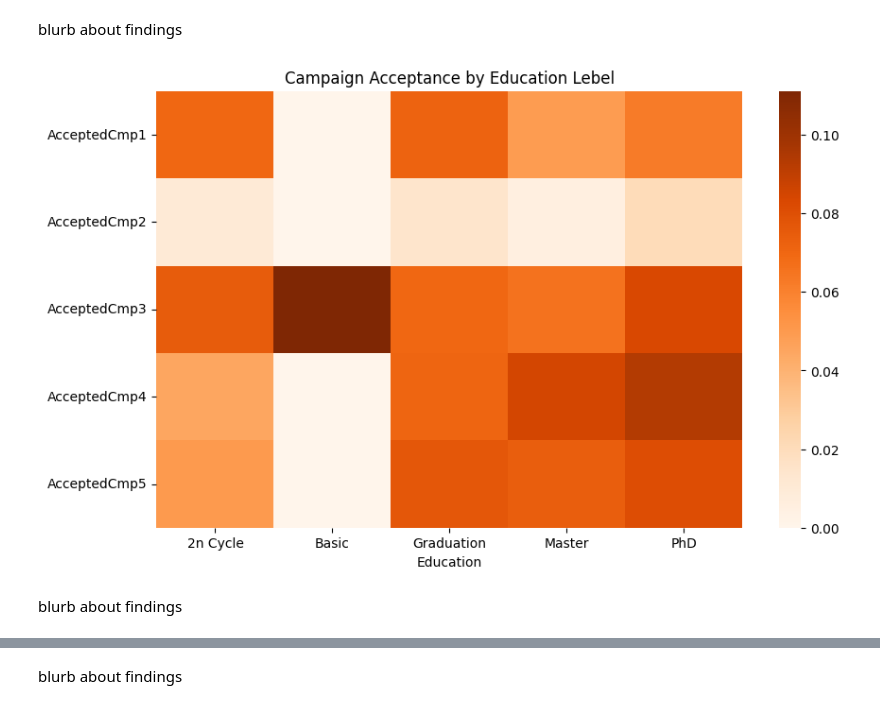
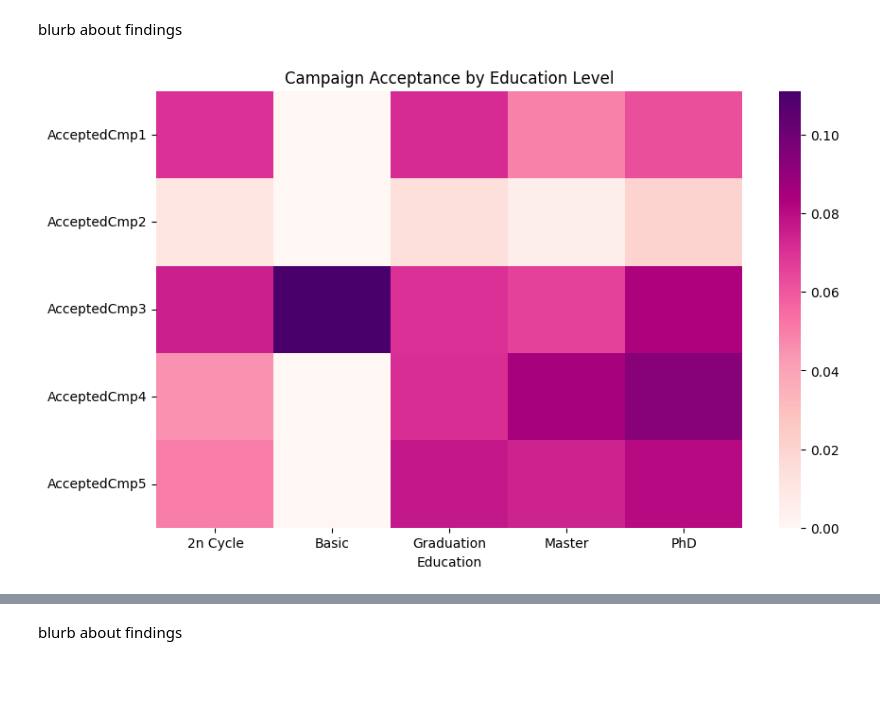
Before and after one commit to paumar2/DX699-MODB2, a Jupyter notebook: Week9.ipynb, the cells around one changed output, grey strips where cells are left out. Cells and saved outputs as stored; diff of their text form; code cells hidden in the pictures; blank space fills up the shorter version.

```diff
--- a/Week9.ipynb
+++ b/Week9.ipynb
@@ -105,0 +129,16 @@ plt.show()
+# %%
+#heatmap: avg spend by household type (family structure/kids/teens)
+channels=['NumWebPurchases', 'NumCatalogPurchases', 'NumStorePurchases']
+marketing_campaign['Household_Type'] = marketing_campaign['Kidhome'].astype(str) + "K_" + marketing_campaign['Teenhome'].astype(str) + "T"
+pivot3 = marketing_campaign.pivot_table(
+    values='Total_Spend',
+    index='Household_Type',
+    columns='Age_Group',
+    aggfunc='mean',
+    observed=False)
+plt.figure(figsize=(12,6))
+sns.heatmap(pivot3, annot=True, fmt='.0f', cmap='RdPu')
+plt.title("Average Spend by Household Type and Age Group")
+plt.xlabel("Age Group (yrs)")
+plt.ylabel("Household (Kids & Teens)")
+plt.show()
@@ -108,13 +149,11 @@ blurb about findings
 # %%
 #campaign response by education level
 campaign_cols = ['AcceptedCmp1', 'AcceptedCmp2', 'AcceptedCmp3', 'AcceptedCmp4', 'AcceptedCmp5']
 edu_response = marketing_campaign.groupby('Education', observed=True)[campaign_cols].mean()
 #plot
 plt.figure(figsize=(10, 6))
-sns.heatmap(edu_response.T, cmap='Oranges')
-plt.title("Campaign Acceptance by Education Lebel")
+sns.heatmap(edu_response.T, cmap='RdPu')
+plt.title("Campaign Acceptance by Education Level")
 plt.show()
 # %% [output]
-[figure, old version]
+[figure, new version]
-# %% [markdown]
-blurb about findings
```
Also changed, not shown: parts of 58 cells of this notebook.
